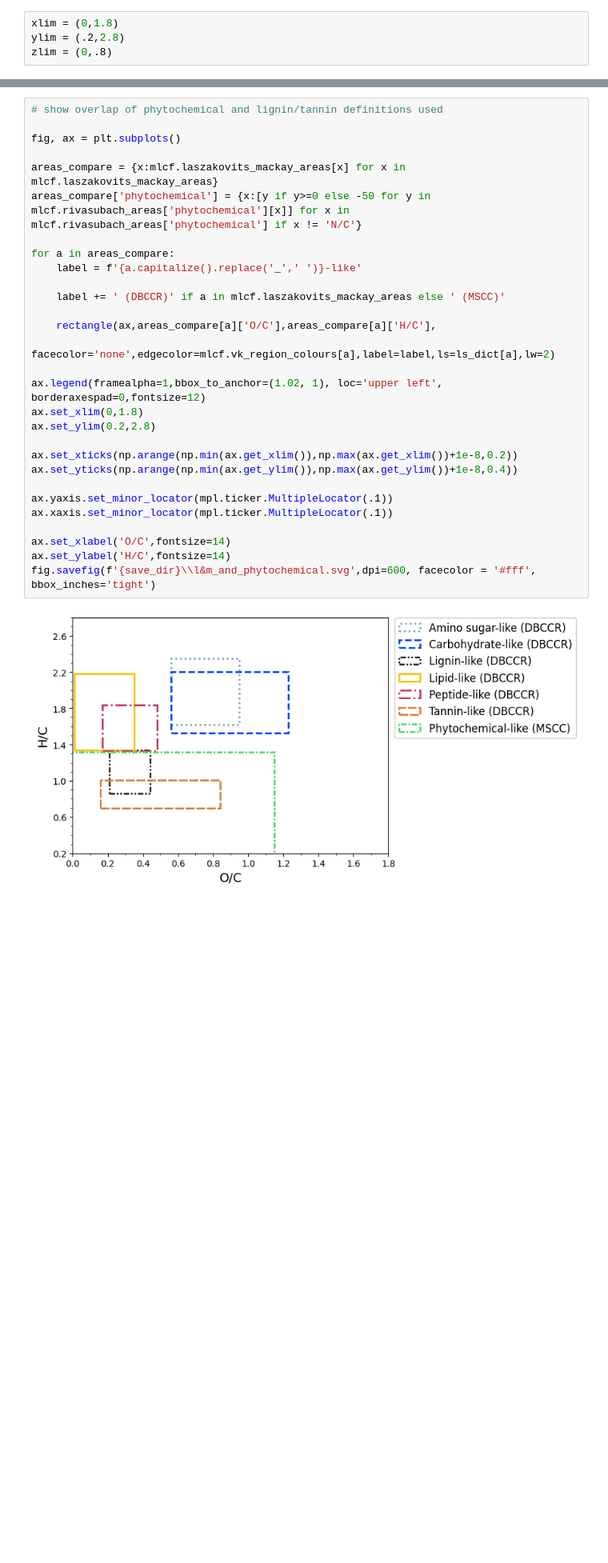
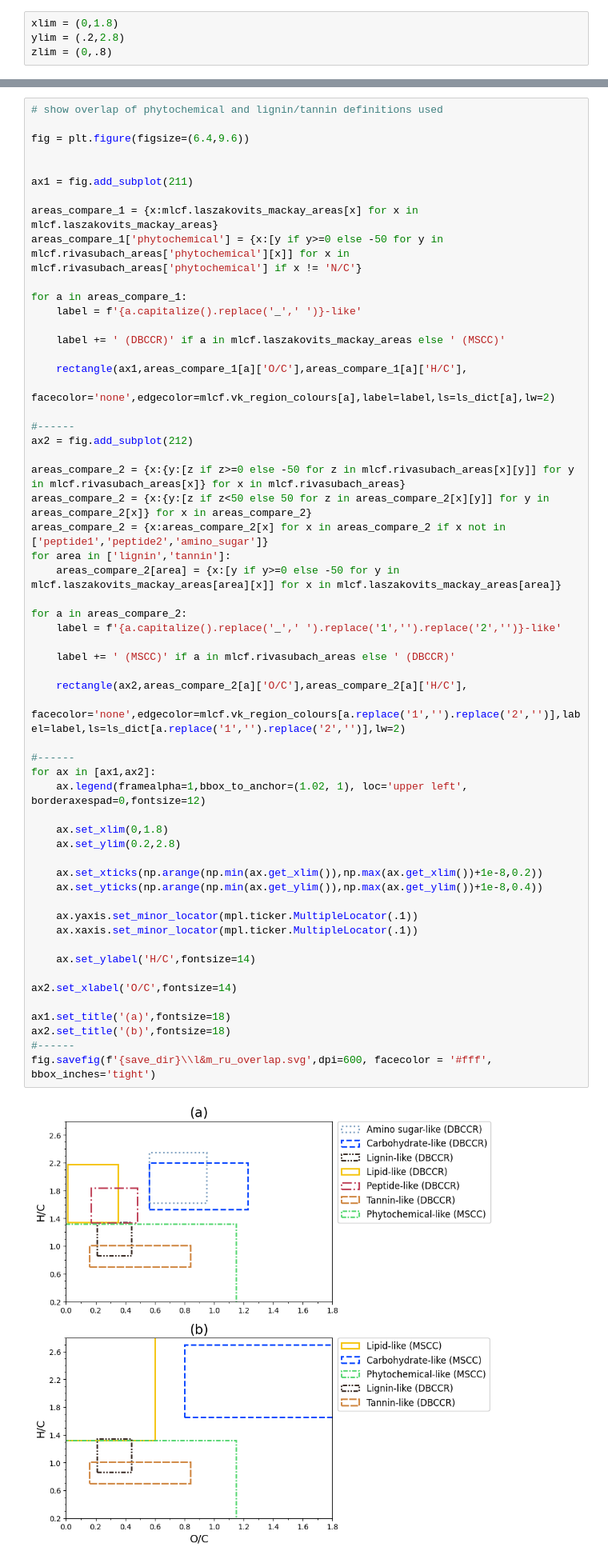
Before and after one commit to polimatt/SSEFCCA, a Jupyter notebook: files/lit_models_vK.ipynb, the cells around one changed output, grey strips where cells are left out. Shown at 80% size. Cells and saved outputs as stored; diff of their text form; blank space fills up the shorter version.

```diff
--- a/files/lit_models_vK.ipynb
+++ b/files/lit_models_vK.ipynb
@@ -237,31 +237,59 @@ fig.savefig(f'{save_dir}\\l&m_&_ru3d.png',dpi=400, facecolor = '#fff', bbox_inch
 # %%
 # show overlap of phytochemical and lignin/tannin definitions used
 
-fig, ax = plt.subplots()
+fig = plt.figure(figsize=(6.4,9.6))
 
-areas_compare = {x:mlcf.laszakovits_mackay_areas[x] for x in mlcf.laszakovits_mackay_areas}
-areas_compare['phytochemical'] = {x:[y if y>=0 else -50 for y in mlcf.rivasubach_areas['phytochemical'][x]] for x in mlcf.rivasubach_areas['phytochemical'] if x != 'N/C'}
 
-for a in areas_compare:
+ax1 = fig.add_subplot(211)
+
+areas_compare_1 = {x:mlcf.laszakovits_mackay_areas[x] for x in mlcf.laszakovits_mackay_areas}
+areas_compare_1['phytochemical'] = {x:[y if y>=0 else -50 for y in mlcf.rivasubach_areas['phytochemical'][x]] for x in mlcf.rivasubach_areas['phytochemical'] if x != 'N/C'}
+
+for a in areas_compare_1:
     label = f'{a.capitalize().replace('_',' ')}-like'
 
     label += ' (DBCCR)' if a in mlcf.laszakovits_mackay_areas else ' (MSCC)'
 
-    rectangle(ax,areas_compare[a]['O/C'],areas_compare[a]['H/C'],
+    rectangle(ax1,areas_compare_1[a]['O/C'],areas_compare_1[a]['H/C'],
               facecolor='none',edgecolor=mlcf.vk_region_colours[a],label=label,ls=ls_dict[a],lw=2)
 
-ax.legend(framealpha=1,bbox_to_anchor=(1.02, 1), loc='upper left', borderaxespad=0,fontsize=12)
-ax.set_xlim(0,1.8)
-ax.set_ylim(0.2,2.8)
+#------
+ax2 = fig.add_subplot(212)
 
-ax.set_xticks(np.arange(np.min(ax.get_xlim()),np.max(ax.get_xlim())+1e-8,0.2))
-ax.set_yticks(np.arange(np.min(ax.get_ylim()),np.max(ax.get_ylim())+1e-8,0.4))
+areas_compare_2 = {x:{y:[z if z>=0 else -50 for z in mlcf.rivasubach_areas[x][y]] for y in mlcf.rivasubach_areas[x]} for x in mlcf.rivasubach_areas}
+areas_compare_2 = {x:{y:[z if z<50 else 50 for z in areas_compare_2[x][y]] for y in areas_compare_2[x]} for x in areas_compare_2}
+areas_compare_2 = {x:areas_compare_2[x] for x in areas_compare_2 if x not in ['peptide1','peptide2','amino_sugar']}
+for area in ['lignin','tannin']:
+    areas_compare_2[area] = {x:[y if y>=0 else -50 for y in mlcf.laszakovits_mackay_areas[area][x]] for x in mlcf.laszakovits_mackay_areas[area]}
 
-ax.yaxis.set_minor_locator(mpl.ticker.MultipleLocator(.1))
-ax.xaxis.set_minor_locator(mpl.ticker.MultipleLocator(.1))
+for a in areas_compare_2:
+    label = f'{a.capitalize().replace('_',' ').replace('1','').replace('2','')}-like'
 
-ax.set_xlabel('O/C',fontsize=14)
-ax.set_ylabel('H/C',fontsize=14)
-fig.savefig(f'{save_dir}\\l&m_and_phytochemical.svg',dpi=600, facecolor = '#fff', bbox_inches='tight')
+    label += ' (MSCC)' if a in mlcf.rivasubach_areas else ' (DBCCR)'
+
+    rectangle(ax2,areas_compare_2[a]['O/C'],areas_compare_2[a]['H/C'],
+              facecolor='none',edgecolor=mlcf.vk_region_colours[a.replace('1','').replace('2','')],label=label,ls=ls_dict[a.replace('1','').replace('2','')],lw=2)
+
+#------
+for ax in [ax1,ax2]:
+    ax.legend(framealpha=1,bbox_to_anchor=(1.02, 1), loc='upper left', borderaxespad=0,fontsize=12)
+
+    ax.set_xlim(0,1.8)
+    ax.set_ylim(0.2,2.8)
+
+    ax.set_xticks(np.arange(np.min(ax.get_xlim()),np.max(ax.get_xlim())+1e-8,0.2))
+    ax.set_yticks(np.arange(np.min(ax.get_ylim()),np.max(ax.get_ylim())+1e-8,0.4))
+
+    ax.yaxis.set_minor_locator(mpl.ticker.MultipleLocator(.1))
+    ax.xaxis.set_minor_locator(mpl.ticker.MultipleLocator(.1))
+
+    ax.set_ylabel('H/C',fontsize=14)
+
+ax2.set_xlabel('O/C',fontsize=14)
+
+ax1.set_title('(a)',fontsize=18)
+ax2.set_title('(b)',fontsize=18)
+#------
+fig.savefig(f'{save_dir}\\l&m_ru_overlap.svg',dpi=600, facecolor = '#fff', bbox_inches='tight')
 # %% [output]
-[figure, old version]
+[figure, new version]
```
Also changed, not shown: parts of 1 cell of this notebook, 32 other files.
